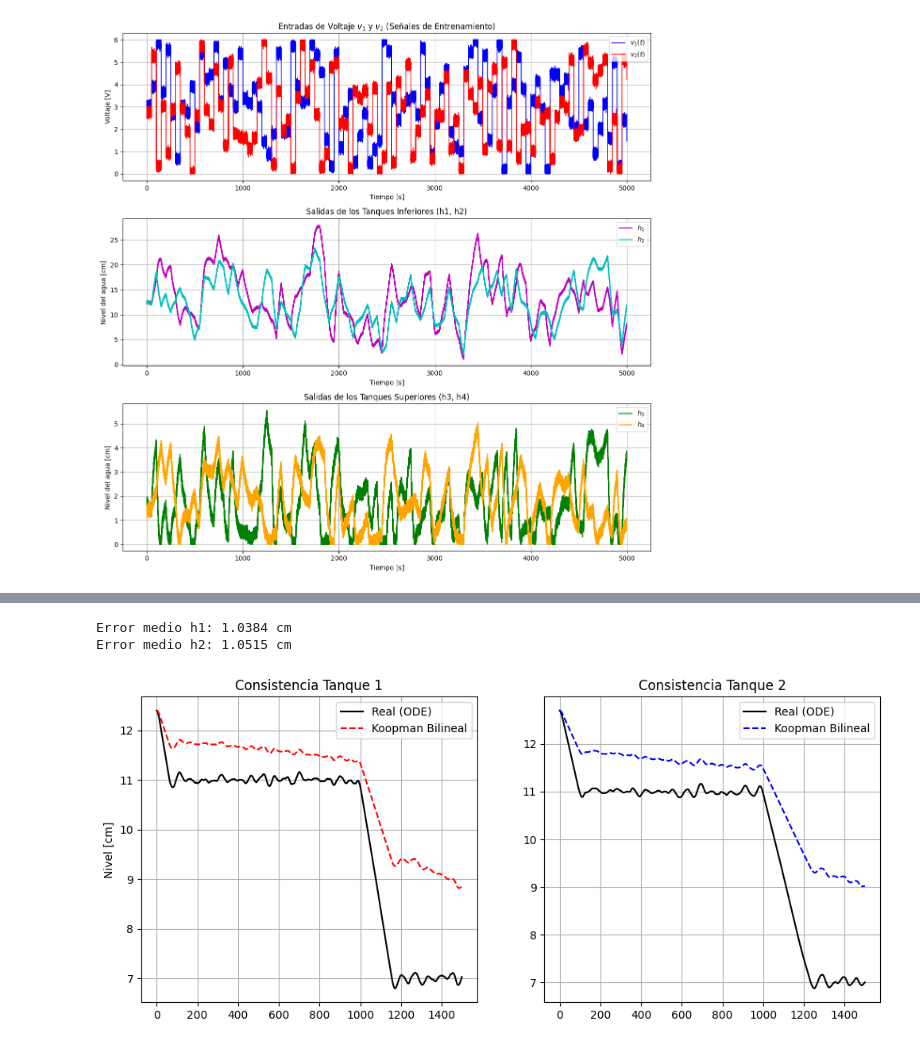
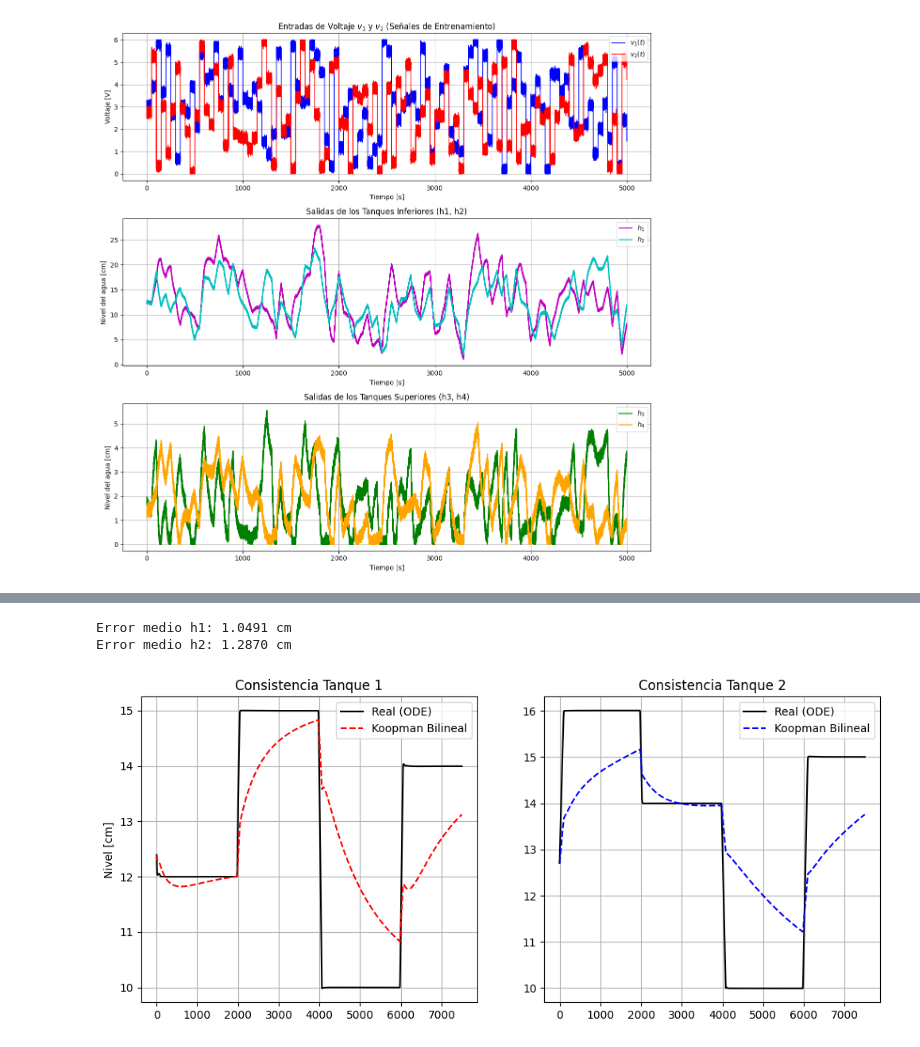
Before and after one commit to azvcud/CoDiT_Comparison-of-PINN-and-Bilinear-Koopman, a Jupyter notebook: KoopmanBilineal_NMPC_CasADi_CuatroTanques.ipynb, the cells around one changed output, grey strips where cells are left out. Saved outputs shown, nothing was run; the diff lists cells and outputs as text; code cells hidden in the pictures.

```diff
--- a/KoopmanBilineal_NMPC_CasADi_CuatroTanques.ipynb
+++ b/KoopmanBilineal_NMPC_CasADi_CuatroTanques.ipynb
@@ -522,7 +529,9 @@ Media del Error (Bias)        : 0.000630 cm
 # %%
-# Configuración de horizonte y matrices de peso del controlador
-N_horizon = 12
-Q = np.diag([500.0, 1500.0, 0.0, 0.0])
+0# Configuración de horizonte y matrices de peso del controlador
+N_horizon = 25
+Nc = 1
+dt = 0.2
+Q = np.diag([500.0, 500.0, 0.0, 0.0])
 R = np.diag([0.01, 0.01])
 Rd = np.diag([1.0, 1.0])
 
@@ -532,7 +541,7 @@ nu = 2
 N = N_horizon
 
 # Definición de variables simbólicas para la optimización
-U = ca.SX.sym('U', nu, N)
+U = ca.SX.sym('U', nu, Nc)
 z0_sym = ca.SX.sym('z0', nx)
 h_refs_sym = ca.SX.sym('h_refs', 4, N)
 u_prev_sym = ca.SX.sym('u_prev', nu)
@@ -548,7 +557,8 @@ g_slew = []
 Ak_ca = ca.DM(A_k)
 B1k_ca = ca.DM(B1_k)
 B2k_ca = ca.DM(B2_k)
-Ck_ca = ca.DM(C_k)
+Ck_ca = ca.DM(C_matrix)
+Dk_ca = ca.DM(D_k)
 Q_ca = ca.DM(Q[:4, :4])
 R_ca = ca.DM(R)
 Rd_ca = ca.DM(Rd)
@@ -591,20 +604,21 @@ qp = {
 # Configuración de opciones del solver para ejecución silenciosa
 opts = {
     'osqp.verbose': False,
-    'print_time': False
+    'print_time': False,
+    'error_on_fail': False
 }
 
 # Instanciación del solver QP de CasADi
 solver = ca.qpsol('solver', 'osqp', qp, opts)
 
 # Definición de límites físicos para los voltajes de las bombas
-lbx = np.tile([V_min, V_min], N)
-ubx = np.tile([V_max, V_max], N)
+lbx = np.tile([V_min, V_min], Nc)
+ubx = np.tile([V_max, V_max], Nc)
 
 # Definición de límites para la variación máxima de voltaje (Slew Rate)
-max_delta_v = 0.2
-lbg = np.tile([-max_delta_v, -max_delta_v], N)
-ubg = np.tile([max_delta_v, max_delta_v], N)
+max_delta_v = 0.5
+lbg = np.tile([-max_delta_v, -max_delta_v], Nc)
+ubg = np.tile([max_delta_v, max_delta_v], Nc)
 # %%
 # Generador de referencia de nivel constante
 def ref_constante(t, valor=12.0):
@@ -643,14 +659,13 @@ referencia_h2 = lambda t: ref_escalon_secuencia(t, [16, 14, 10, 15, 12])
 # %%
 # Parámetros de tiempo y discretización para la prueba de control
-T_control = 500
-dt = 0.1
+T_control = 1500
 steps_control = int(T_control / dt)
 t_test = np.linspace(0, T_control, steps_control)
 
 # Preasignación de la matriz de referencias y niveles de ruido
 h_ref_full = np.zeros((steps_control, 4))
-std_sensor = 0.10
-std_actuador = 0.15
+std_sensor = 0.00
+std_actuador = 0.00
 
 # Construcción de la trayectoria de referencia completa para el experimento
 for i in range(steps_control):
@@ -682,10 +697,12 @@ for k in range(steps_control):
     p_val = ca.vertcat(z_current, h_ref_horizon.flatten(order='F'), u_prev_applied)
 
     # Resolución del problema de optimización cuadrática (QP)
-    sol = solver(x0=np.tile(u_prev_applied, N), p=p_val, lbx=lbx, ubx=ubx, lbg=lbg, ubg=ubg)
+    u_init = np.tile(u_prev_applied, Nc)
+    sol = solver(x0=u_init, p=p_val, lbx=lbx, ubx=ubx, lbg=lbg, ubg=ubg)
+    u_init = sol['x']
 
     # Extracción de la primera acción de control óptima
-    u_all_opt = np.array(sol['x']).reshape(N, 2)
+    u_all_opt = np.array(sol['x']).reshape(Nc, 2)
     u_nmpc = u_all_opt[0, :]
 
     # Aplicación de control ruidoso a la planta real (modelo no lineal ODE)
@@ -811,7 +828,7 @@ NRMSE (Normalizado)       |       0.1935 |       0.2314 |       0.2133
 ===========================================================================
 # %%
 # Verificación de consistencia: Modelo Koopman vs Sistema Real
-n_val = 1500
+n_val = steps_control
 h_real_seg = h_history[:n_val]
 u_seg = u_history[:n_val]
 
@@ -820,44 +837,44 @@ h_koopman_val = np.zeros((n_val, 4))
 z_val = lift_func(h_history[0].reshape(1, -1))[0]
 
 for k in range(n_val):
-    h_koopman_val[k] = z_val[:4]
+    h_koopman_val[k] = C_matrix @ z_val
 
     if k < n_val - 1:
         u_k = u_seg[k]
         # Evolución temporal sin corrección por medición (Open Loop)
-        z_val = A_k @ z_val + (B1_k @ z_val)*u_k[0] + (B2_k @ z_val)*u_k[1] + C_k @ u_k
+        z_val = A_k @ z_val + (B1_k @ z_val)*u_k[0] + (B2_k @ z_val)*u_k[1] + D_k @ u_k
 
 # Evaluación cuantitativa del error de modelado (MAE)
 mae_h1 = np.mean(np.abs(h_real_seg[:, 0] - h_koopman_val[:, 0]))
 mae_h2 = np.mean(np.abs(h_real_seg[:, 1] - h_koopman_val[:, 1]))
 
 print(f"Error medio h1: {mae_h1:.4f} cm")
 print(f"Error medio h2: {mae_h2:.4f} cm")
 
 # Gráficas de validación para comparar la fidelidad del modelo bilineal
 plt.figure(figsize=(12, 5))
 
 # Comparativa de trayectorias para el Tanque 1
 plt.subplot(1, 2, 1)
 plt.plot(h_real_seg[:, 0], 'k', label='Real (ODE)')
 plt.plot(h_koopman_val[:, 0], 'r--', label='Koopman Bilineal')
 plt.title('Consistencia Tanque 1')
 plt.ylabel('Nivel [cm]')
 plt.legend()
 plt.grid(True)
 
 # Comparativa de trayectorias para el Tanque 2
 plt.subplot(1, 2, 2)
 plt.plot(h_real_seg[:, 1], 'k', label='Real (ODE)')
 plt.plot(h_koopman_val[:, 1], 'b--', label='Koopman Bilineal')
 plt.title('Consistencia Tanque 2')
 plt.legend()
 plt.grid(True)
 plt.show()
 # %% [output]
-Error medio h1: 1.0384 cm
-Error medio h2: 1.0515 cm
+Error medio h1: 1.0491 cm
+Error medio h2: 1.2870 cm
-[figure, old version]
+[figure, new version]
 # %%
 # --- VERIFICACIÓN DE CONSISTENCIA: TANQUES SUPERIORES (h3 y h4) ---
 # Evaluación cuantitativa del error de modelado para tanques superiores (MAE)
```
Also changed, not shown: parts of 18 cells of this notebook, 22 other files.
